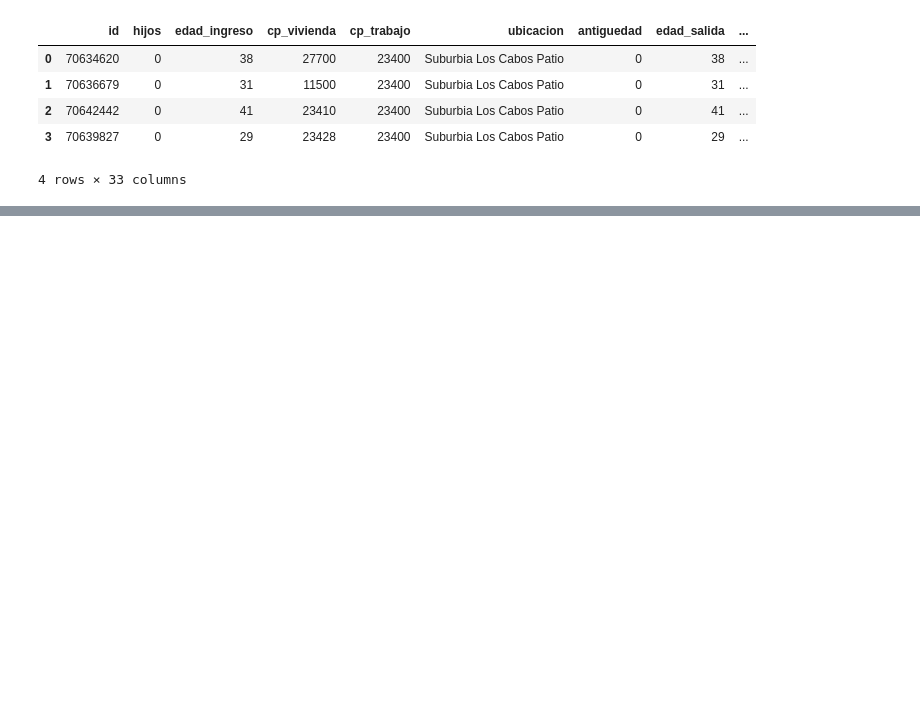
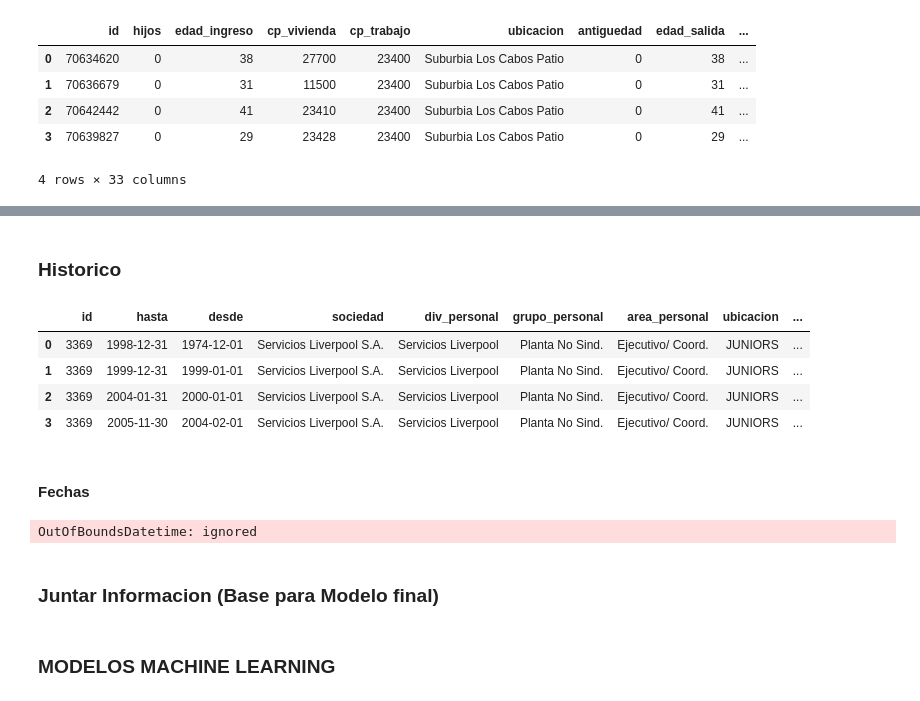
Before and after one commit to danielglz096/data-analytics, a Jupyter notebook: modelo_analitica.ipynb, the cells around one changed output, grey strips where cells are left out. Drawn from its saved outputs; the diff is of its cells as text; code cells hidden in the pictures; blank space fills up the shorter version.

```diff
--- a/modelo_analitica.ipynb
+++ b/modelo_analitica.ipynb
@@ -174,0 +277,13 @@ display(df.head(4))
+# %% [markdown]
+### Historico
+# %%
+df2 = pd.read_csv('/content/drive/MyDrive/analitica/reto_final/historico.csv')
+display(df2.head(4))
+# %% [output]
+|  | id | hasta | desde | sociedad | div_personal | grupo_personal | area_personal | ubicacion | ... |
+| 0 | 3369 | 1998-12-31 | 1974-12-01 | Servicios Liverpool S.A. | Servicios Liverpool | Planta No Sind. | Ejecutivo/ Coord. | JUNIORS | ... |
+| 1 | 3369 | 1999-12-31 | 1999-01-01 | Servicios Liverpool S.A. | Servicios Liverpool | Planta No Sind. | Ejecutivo/ Coord. | JUNIORS | ... |
+| 2 | 3369 | 2004-01-31 | 2000-01-01 | Servicios Liverpool S.A. | Servicios Liverpool | Planta No Sind. | Ejecutivo/ Coord. | JUNIORS | ... |
+| 3 | 3369 | 2005-11-30 | 2004-02-01 | Servicios Liverpool S.A. | Servicios Liverpool | Planta No Sind. | Ejecutivo/ Coord. | JUNIORS | ... |
+# %% [markdown]
+#### Fechas
@@ -174,0 +292,8 @@ display(df.head(4))
+# %%
+split_date_column(df2,"hasta","dia_hasta","mes_hasta","year_hasta")
+# %% [output]
+OutOfBoundsDatetime: ignored
+# %% [markdown]
+### Juntar Informacion (Base para Modelo final)
+# %% [markdown]
+### MODELOS MACHINE LEARNING
```
Also changed, not shown: parts of 30 cells of this notebook.
